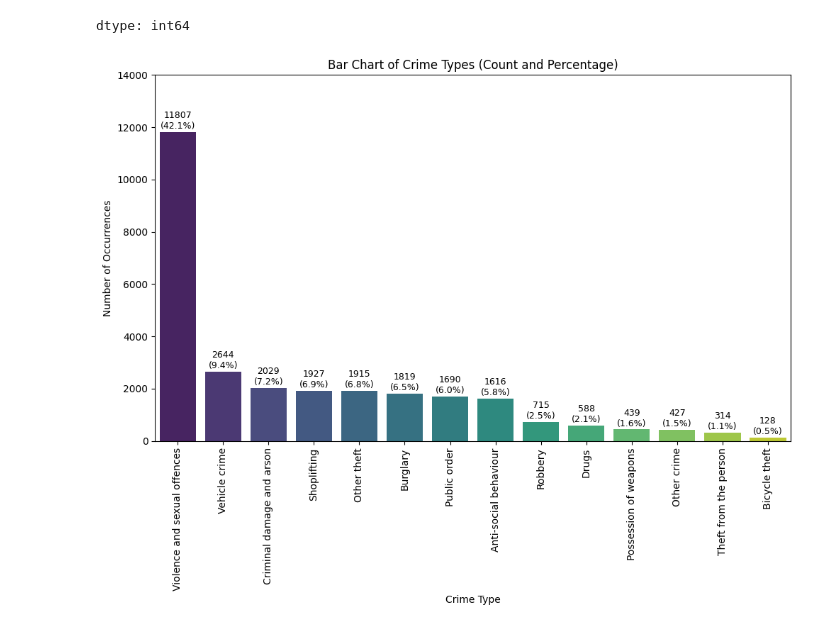
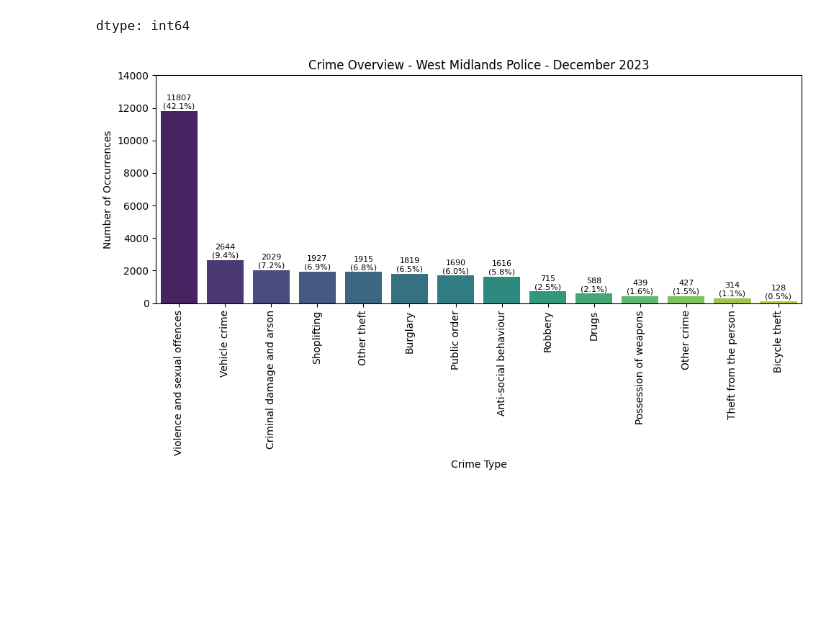
Before and after one commit to zhangwiki86-soton/L7---Data-Analysis-and-Visualisation, a Jupyter notebook: CrimeData.ipynb, the cells around one changed output. Cells and saved outputs as stored; diff of their text form; code cells hidden in the pictures; blank space fills up the shorter version.

```diff
--- a/CrimeData.ipynb
+++ b/CrimeData.ipynb
@@ -238,25 +238,26 @@ plt.xticks(rotation=90) # Rotate labels for better readability if many categorie
 plt.tight_layout() # Adjust layout to prevent labels from being cut off
 plt.show()
 # %%
-#Bar Charge with percentages of total %
+#Bar Chart with percentages of total % For Crime Types
 crime_type_counts = CleanData['Crime type'].value_counts()
 total_crimes = crime_type_counts.sum()
 crime_type_percentages = (crime_type_counts / total_crimes * 100).round(1)
 
-plt.figure(figsize=(10, 8))
+plt.figure(figsize=(10, 6))
 sns.barplot(x=crime_type_counts.index, y=crime_type_counts.values, hue=crime_type_counts.index, palette='viridis', legend=False)
-plt.title('Bar Chart of Crime Types (Count and Percentage)')
+plt.title('Crime Overview - West Midlands Police - December 2023')
 plt.ylim(0, 14000)
 plt.xlabel('Crime Type')
 plt.ylabel('Number of Occurrences')
 plt.xticks(rotation=90) # Rotate labels for better readability
 
 # Add annotations for count and percentage
 for index, value in enumerate(crime_type_counts.values):
     percentage = crime_type_percentages.iloc[index]
-    plt.text(index, value + 50, f'{value}\n({percentage:.1f}%)', color='black', ha='center', va='bottom', fontsize=9)
+    plt.text(index, value + 50, f'{value}\n({percentage:.1f}%)', color='black', ha='center', va='bottom', fontsize=8)
 
-plt.tight_layout() # Adjust layout to prevent labels from being cut off
+# Adjust layout to prevent labels from being cut off
+plt.tight_layout()
 plt.show()
 # %% [output]
-[figure, old version]
+[figure, new version]
```
Also changed, not shown: parts of 1 cell of this notebook.
